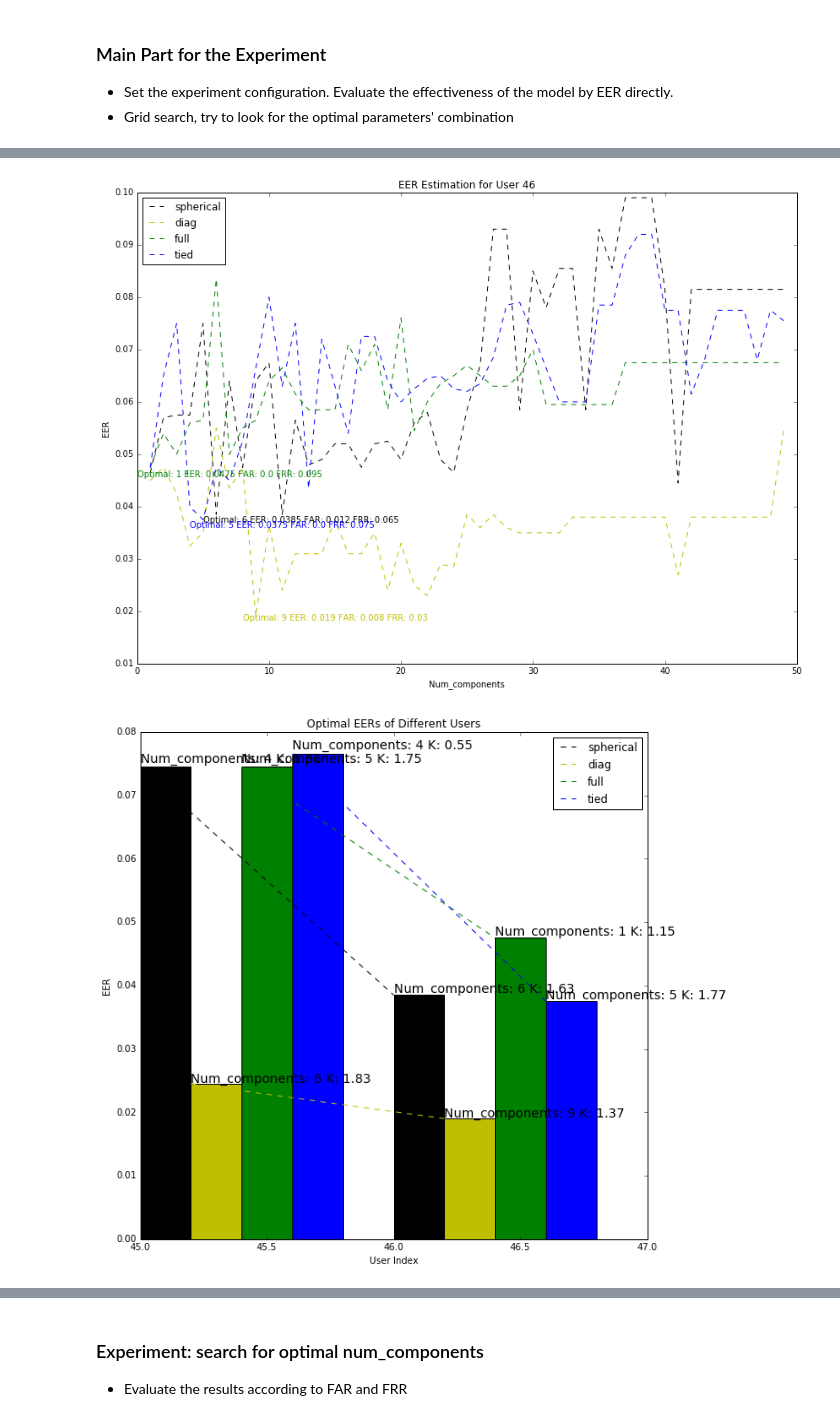
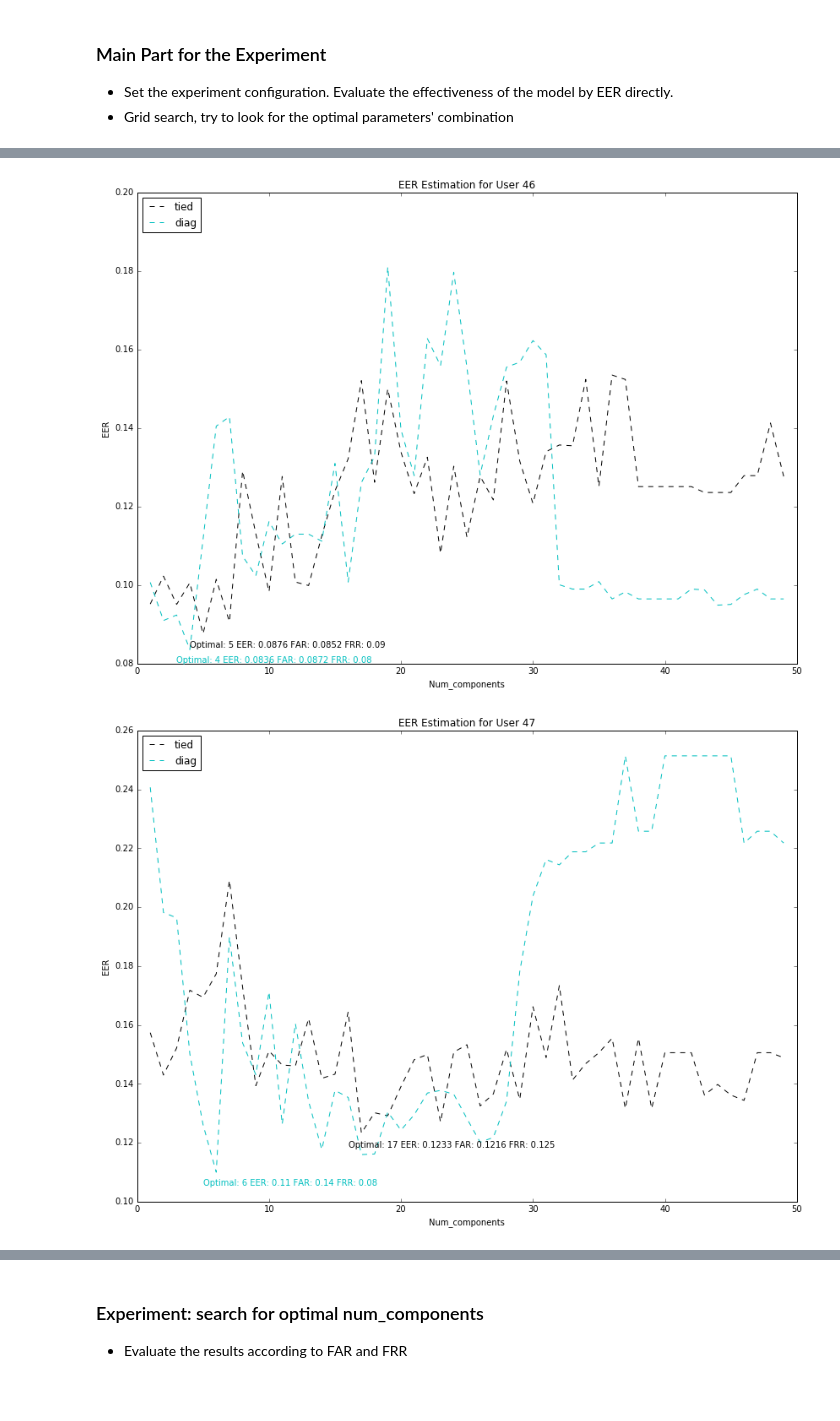
Before and after one commit to pysherlock/KeystrokeWeb, a Jupyter notebook: Demo.ipynb, the cells around one changed output, grey strips where cells are left out. Drawn from its saved outputs; the diff is of its cells as text; code cells hidden in the pictures; blank space fills up the shorter version.

```diff
--- a/Demo.ipynb
+++ b/Demo.ipynb
@@ -194,15 +165,0 @@ When training an SVM with the Radial Basis Function (RBF) kernel, two parameters
-# %%
-clf = svm.SVC(gamma=1, C=300.);
-clf2 = svm.SVC(gamma=1, C=300., decision_function_shape='ovo');
-## for now, gamma = 1, C = 300 is my best combination of those two parameters in this model
-
-#clf.fit(train_data, train_target);
-clf2.fit(train_feature_two, train_target_two);
-# libsvm = svm.libsvm.fit(x, y);
-
-#print (clf, "\n", clf2);
-print (clf2.score(test_feature_two, test_target_two));
-print (cross_validation.cross_val_score(clf, train_feature_two, train_target_two, cv=5));
-
-# for i in range(20):
-#     print (clf.predict(test_data[i]), test_target[i]);
@@ -421,14 +318,15 @@ covariances=['spherical', 'diag', 'full', 'tied'];
 
 ## Size of train set: 50
 trainTarget, trainSet, testTarget, testSet = pre_process(data_user[1], 2, True);
-# trainIndex = [random.randrange(0, len(trainSet), 3) for i in range(50)];
-# trainSet = np.array([trainSet[i] for i in trainIndex]);
+trainIndex = [random.randrange(0, len(trainSet), 3) for i in range(50)];
+trainSet = np.array([trainSet[i] for i in trainIndex]);
 
-imposterSet = np.concatenate((imposter_features[0:1], imposter_features[1+1:])).reshape(imposter_size-imposter_size_per_user, 28);
+imposterSet = np.concatenate((imposter_features[0:1],
+                              imposter_features[1+1:])).reshape(imposter_size-imposter_size_per_user, 28);
 genuine_user = np.array(testSet);
 imposter_user = imposterSet;
 
-profiles = dict((covar_type, GMM(n_components=32, covariance_type=covar_type, init_params='wc', n_iter=20))
+profiles = dict((covar_type, GMM(n_components=49, covariance_type=covar_type, init_params='wc', n_iter=20))
                    for covar_type in covariances);
 
 model = profiles["diag"]
@@ -491,15 +389,15 @@ sklearn.cross_validation.KFold(n=400, n_folds=2, shuffle=True, random_state=None
 import random;
 from time import clock;
 
-user_range = range(45,47) ##  range of user. Totally 51 users
+user_range = range(45,50) ##  range of user. Totally 51 users
 n_components_range = range(1, 50); ## num_components: 1~50
 K_range = np.arange(0.01, 2.01, 0.02); ## 0.01~1.99, variance is 0.02
-color_list = ['k', 'c', 'g', 'b'];
-covariances=['spherical', 'diag', 'full', 'tied'];
+# color_list = ['k', 'c', 'g', 'b'];
+# covariances=['spherical', 'diag', 'full', 'tied'];
 
 ## For debug
-# color_list = ['k', 'c'];
-# covariances = ['tied','diag'];
+color_list = ['k', 'c'];
+covariances = ['tied','diag'];
 
 Opt_n_components = dict((covar_type, []) for covar_type in covariances);
 Opt_EER = dict((covar_type, []) for covar_type in covariances);
@@ -518,7 +416,8 @@ for index_user in user_range: ## Try the first 10 user
     trainSet = np.array([trainSet[i] for i in trainIndex]);
     print "Size of trainSet: ", len(trainSet);
 
-    imposterSet = np.concatenate((imposter_features[0:index_user], imposter_features[index_user+1:])).reshape(250, 28);
+    imposterSet = np.concatenate((imposter_features[0:index_user],
+                                  imposter_features[index_user+1:])).reshape(imposter_size-imposter_size_per_user, 28);
     genuine_user = np.array(testSet);
     imposter_user = imposterSet;
     loo = cross_validation.LeaveOneOut(len(trainSet)); ## LOOM method iterator
@@ -654,2 +553,2 @@ Time interval:  142.228367891
-[figure, old version]
+[figure, new version]
-[figure, old version]
+[figure, new version]
```
Also changed, not shown: parts of 16 cells of this notebook.
